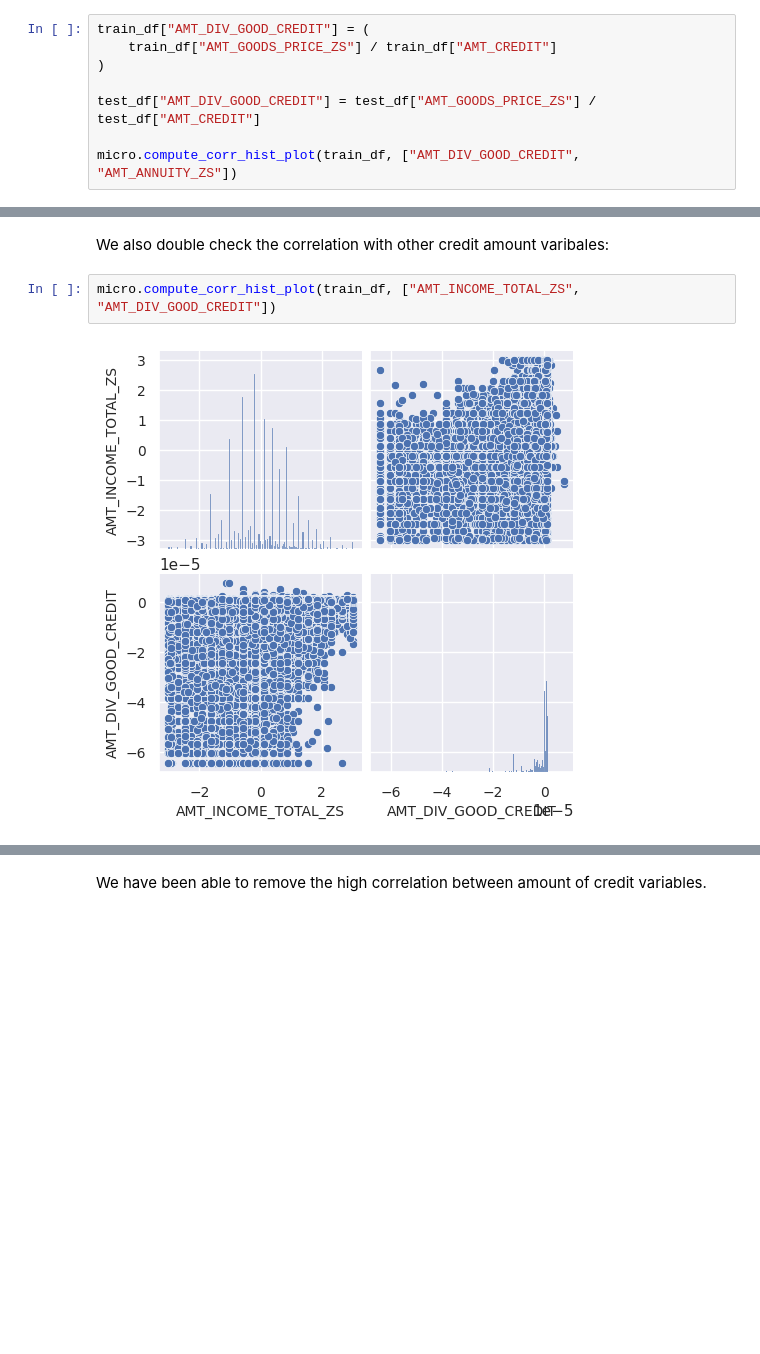
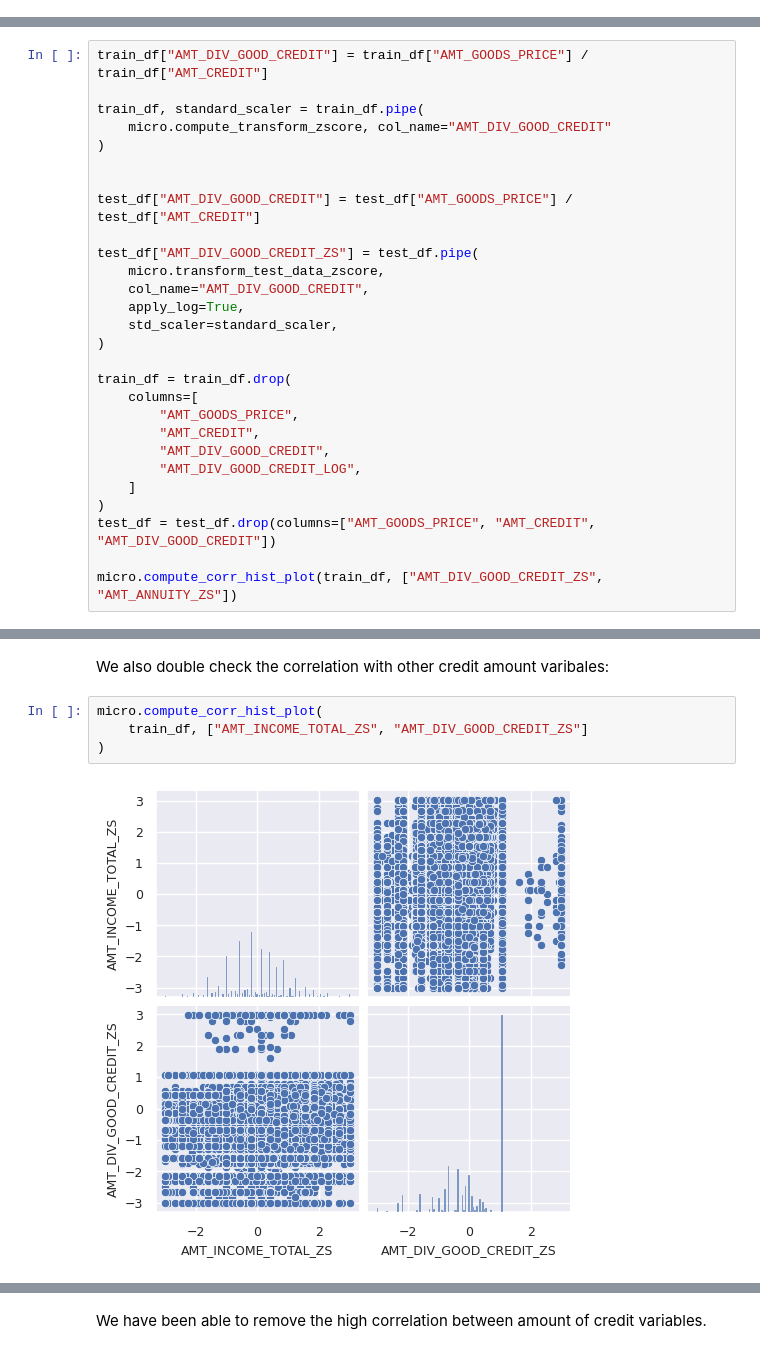
Before and after one commit to Shayan-B/MicroFinance-Project, a Jupyter notebook: notebooks/Microfinance-Main.ipynb, the cells around one changed output, grey strips where cells are left out. Drawn from its saved outputs; the diff is of its cells as text; blank space fills up the shorter version.

```diff
--- a/notebooks/Microfinance-Main.ipynb
+++ b/notebooks/Microfinance-Main.ipynb
@@ -812,10 +813,2 @@ AMT_GOODS_PRICE_ZS    0.916579        0.843541            1.000000
 # %% [markdown]
 The correlation between `AMT_CREDIT` and `AMT_GOODS_PRICE_LOG` is very high (98.7%) We could replace thse two values by the division of `AMT_GOODS_PRICE_LOG/AMT_CREDIT`. This new variable could summarize that how much of the GOODs price the client has recieved the credit. Let's check our hypothesis:
-# %%
-train_df["AMT_DIV_GOOD_CREDIT"] = (
-    train_df["AMT_GOODS_PRICE_ZS"] / train_df["AMT_CREDIT"]
-)
-
-test_df["AMT_DIV_GOOD_CREDIT"] = test_df["AMT_GOODS_PRICE_ZS"] / test_df["AMT_CREDIT"]
-
-micro.compute_corr_hist_plot(train_df, ["AMT_DIV_GOOD_CREDIT", "AMT_ANNUITY_ZS"])
@@ -827,0 +815,28 @@ AMT_ANNUITY_ZS                  0.645503        1.000000
+# %%
+train_df["AMT_DIV_GOOD_CREDIT"] = train_df["AMT_GOODS_PRICE"] / train_df["AMT_CREDIT"]
+
+train_df, standard_scaler = train_df.pipe(
+    micro.compute_transform_zscore, col_name="AMT_DIV_GOOD_CREDIT"
+)
+
+
+test_df["AMT_DIV_GOOD_CREDIT"] = test_df["AMT_GOODS_PRICE"] / test_df["AMT_CREDIT"]
+
+test_df["AMT_DIV_GOOD_CREDIT_ZS"] = test_df.pipe(
+    micro.transform_test_data_zscore,
+    col_name="AMT_DIV_GOOD_CREDIT",
+    apply_log=True,
+    std_scaler=standard_scaler,
+)
+
+train_df = train_df.drop(
+    columns=[
+        "AMT_GOODS_PRICE",
+        "AMT_CREDIT",
+        "AMT_DIV_GOOD_CREDIT",
+        "AMT_DIV_GOOD_CREDIT_LOG",
+    ]
+)
+test_df = test_df.drop(columns=["AMT_GOODS_PRICE", "AMT_CREDIT", "AMT_DIV_GOOD_CREDIT"])
+
+micro.compute_corr_hist_plot(train_df, ["AMT_DIV_GOOD_CREDIT_ZS", "AMT_ANNUITY_ZS"])
@@ -828,7 +849,9 @@ AMT_ANNUITY_ZS                  0.645503        1.000000
 # %% [markdown]
 We also double check the correlation with other credit amount varibales:
 # %%
-micro.compute_corr_hist_plot(train_df, ["AMT_INCOME_TOTAL_ZS", "AMT_DIV_GOOD_CREDIT"])
+micro.compute_corr_hist_plot(
+    train_df, ["AMT_INCOME_TOTAL_ZS", "AMT_DIV_GOOD_CREDIT_ZS"]
+)
 # %% [output]
-[figure, old version]
+[figure, new version]
 Correlation between 2 variables:
```
Also changed, not shown: parts of 28 cells of this notebook.
